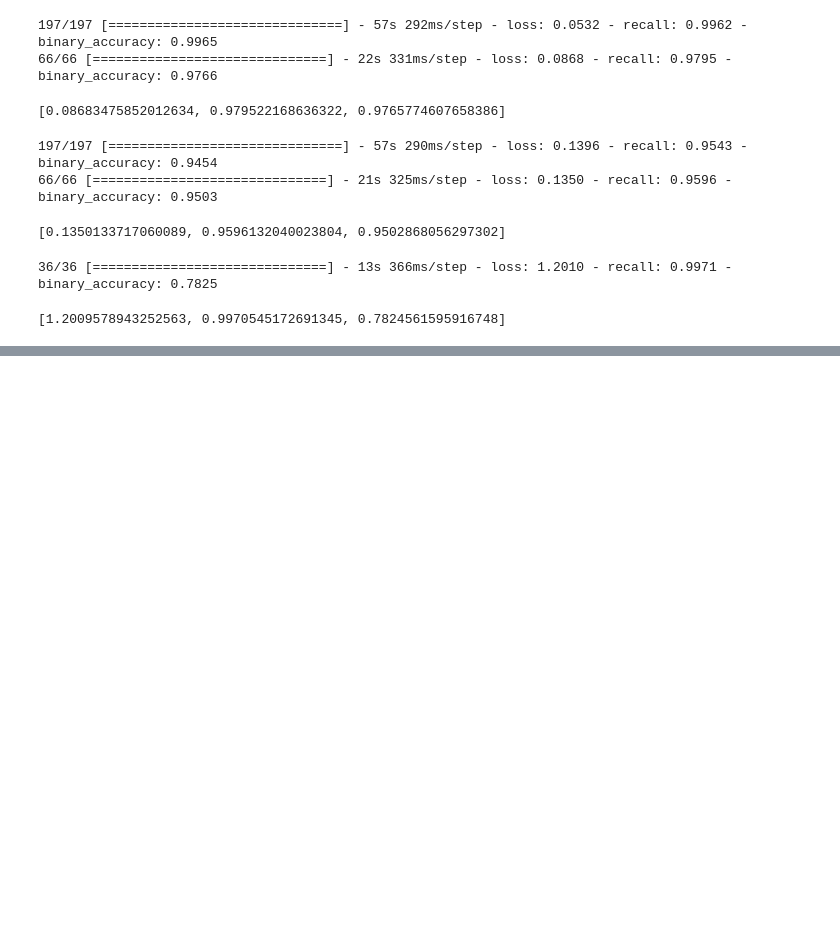
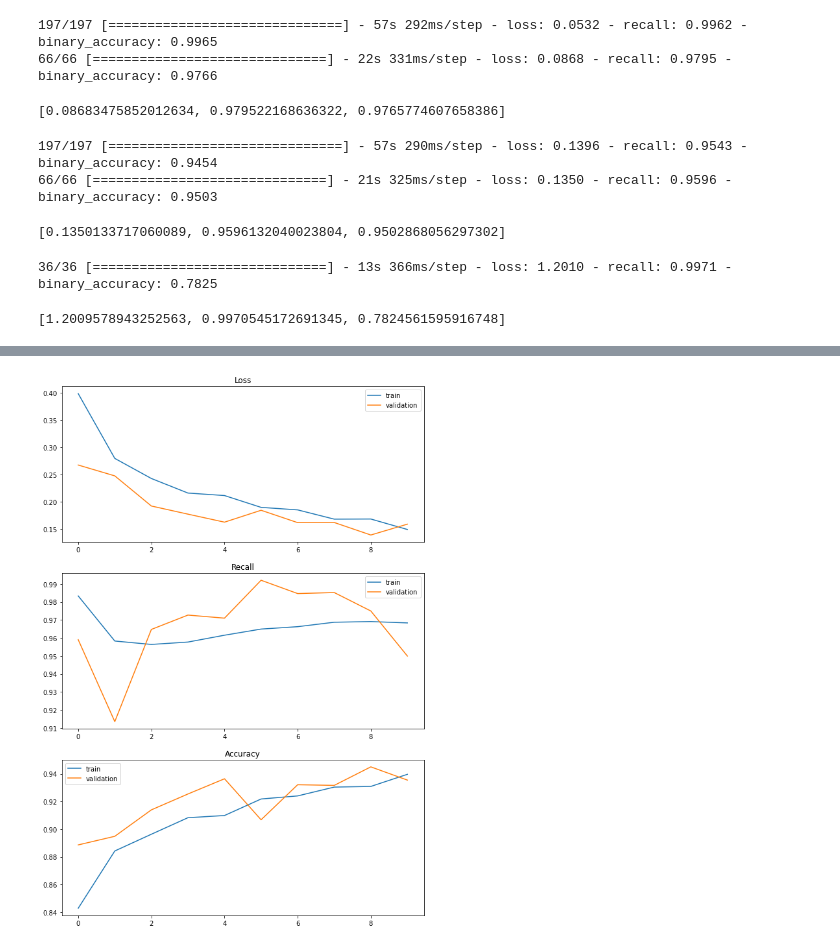
Before and after one commit to nickthetj/GroupProject4, a Jupyter notebook: notebooks/Lydia Scratch.ipynb, the cells around one changed output, grey strips where cells are left out. Saved outputs shown, nothing was run; the diff lists cells and outputs as text; code cells hidden in the pictures; blank space fills up the shorter version.

```diff
--- a/notebooks/Lydia Scratch.ipynb
+++ b/notebooks/Lydia Scratch.ipynb
@@ -636,3 +636,22 @@ model4.evaluate(test_generator)
 # %% [output]
 36/36 [==============================] - 13s 366ms/step - loss: 1.2010 - recall: 0.9971 - binary_accuracy: 0.7825
 [1.2009578943252563, 0.9970545172691345, 0.7824561595916748]
+# %%
+model11 = models.Sequential()
+model11.add(layers.Conv2D(filters=32,
+                        kernel_size=(3, 3),
+                        activation='relu',
+                        input_shape=(64, 64, 1)))
+model11.add(layers.MaxPooling2D(pool_size=(2, 2)))
+model11.add(layers.Conv2D(64, (3, 3), activation='relu'))
+model11.add(layers.MaxPooling2D((2, 2)))
+model11.add(layers.Conv2D(64, (3, 3), activation='relu'))
+model11.add(layers.Flatten())
+model11.add(layers.Dense(64, activation='relu'))
+model11.add(layers.Dense(1, activation='sigmoid'))
+
+model11.compile(optimizer='Adam',
+              loss='BinaryCrossentropy',
+                metrics=['Recall', 'BinaryAccuracy'])
+results11 = model11.fit(train_generator2, epochs=10, validation_data=validation_set2)
+plot_loss_recall_and_accuracy(results11)
@@ -638,0 +727,4 @@ model4.evaluate(test_generator)
+# %%
+plot_loss_recall_and_accuracy(results11)
+# %% [output]
+[figure, added]
```
Also changed, not shown: parts of 5 cells of this notebook, 38 other files.
